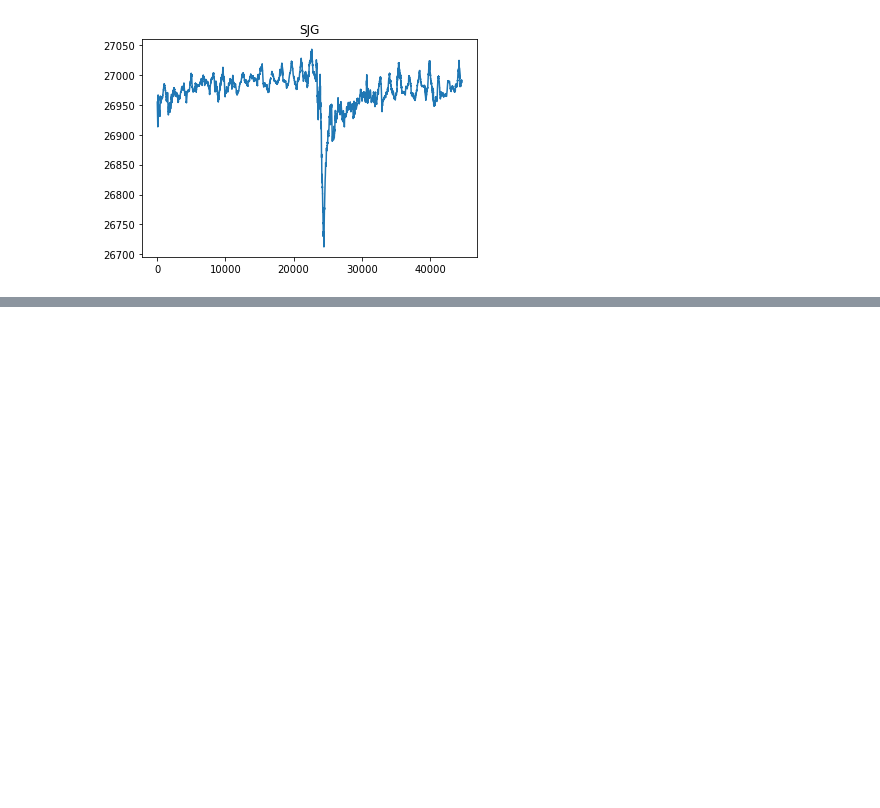
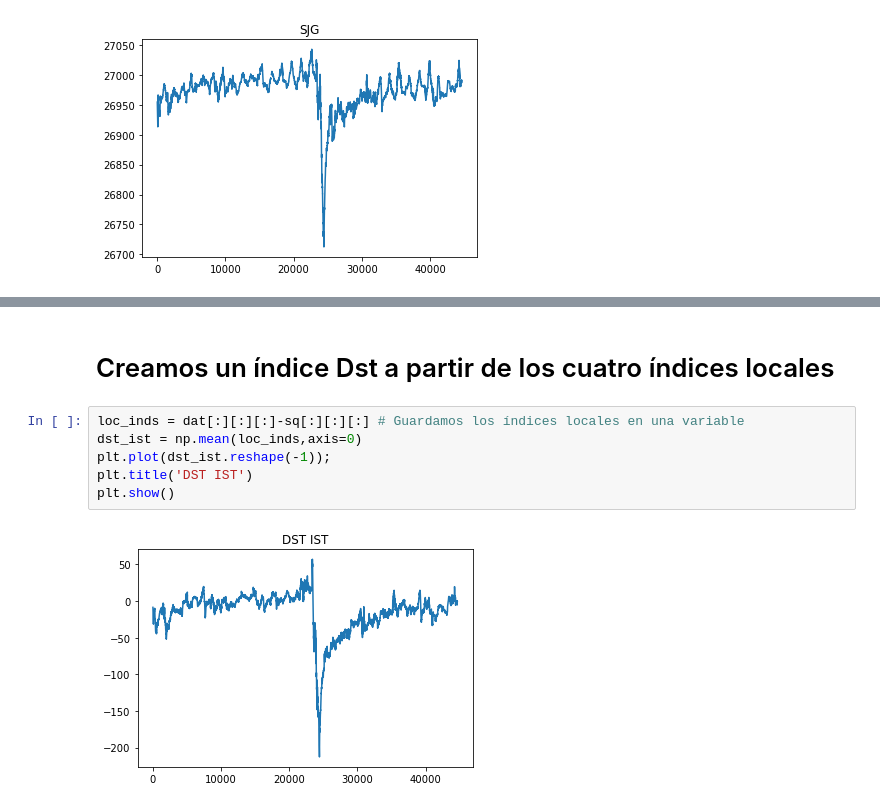
Before and after one commit to ant-guerrero/ist-stpatrick, a Jupyter notebook: Ejemplo_crear_índice_Dst.ipynb, the cells around one changed output, grey strips where cells are left out. Drawn from its saved outputs; the diff is of its cells as text; blank space fills up the shorter version.

```diff
--- a/Ejemplo_eliminar_dia_en_calma_mes.ipynb
+++ b/Ejemplo_crear_índice_Dst.ipynb
@@ -48,0 +87,10 @@ for io in range(4): # itera entre observatorios
+# %% [markdown]
+# Creamos un índice Dst a partir de los cuatro índices locales
+# %%
+loc_inds = dat[:][:][:]-sq[:][:][:] # Guardamos los índices locales en una variable
+dst_ist = np.mean(loc_inds,axis=0)
+plt.plot(dst_ist.reshape(-1));
+plt.title('DST IST')
+plt.show()
+# %% [output]
+[figure, added]
```
Also changed, not shown: parts of 6 cells of this notebook.
